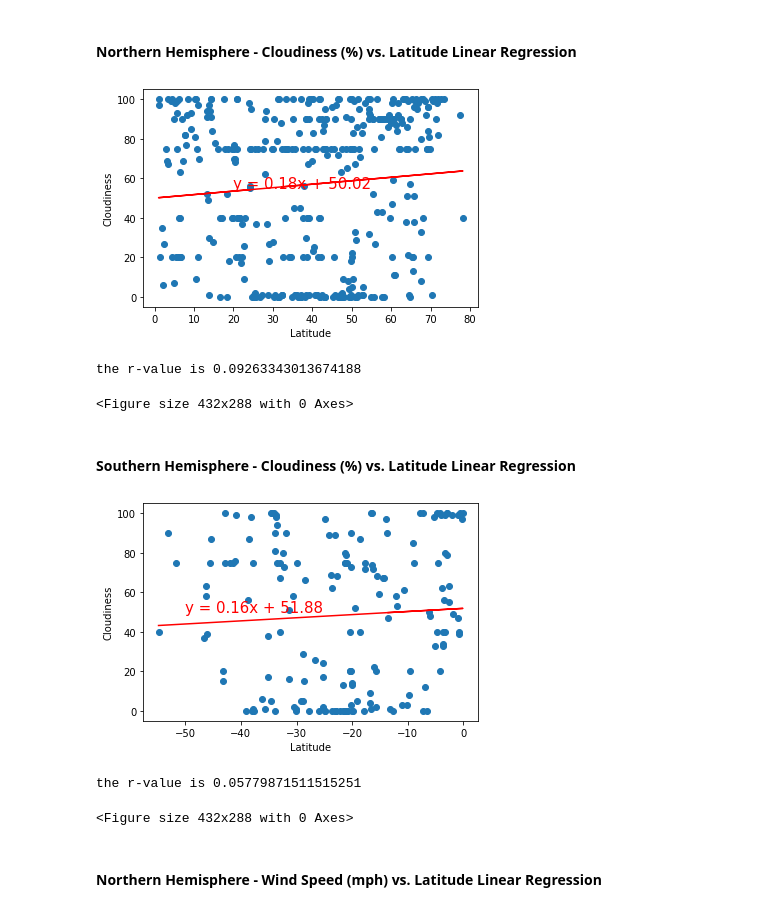
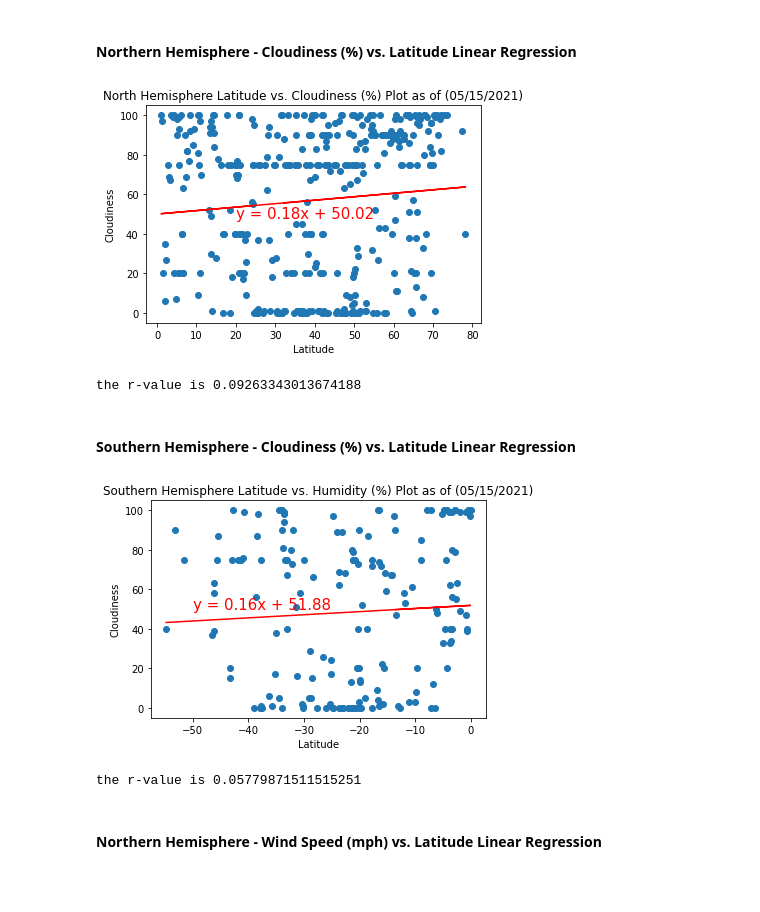
Before and after one commit to adriana-icasiano/python-api-challenge, a Jupyter notebook: WeatherPy/WeatherPy.ipynb, the cells around one changed output. Drawn from its saved outputs; the diff is of its cells as text; code cells hidden in the pictures; blank space fills up the shorter version.

```diff
--- a/WeatherPy/WeatherPy.ipynb
+++ b/WeatherPy/WeatherPy.ipynb
@@ -358,43 +374,61 @@ the r-value is 0.15230049580467309
 # %% [markdown]
 ####  Northern Hemisphere - Cloudiness (%) vs. Latitude Linear Regression
 # %%
+# Set x and y values
 x_values = n_hem
 y_values = n_hem_cloud
+
+# Calculate regression analysis
 (slope, intercept, rvalue, pvalue, stderr) = linregress(x_values, y_values)
 regress_values = x_values * slope + intercept
 line_eq = "y = " + str(round(slope,2)) + "x + " + str(round(intercept,2))
+
+# Generate scatter plot
 plt.scatter(x_values,y_values)
 plt.plot(x_values,regress_values,"r-")
-plt.annotate(line_eq,(20,55),fontsize=15,color="red")
+plt.annotate(line_eq,(20,48),fontsize=15,color="red")
+
+# Create title and labels
+plt.title(f"North Hemisphere Latitude vs. Cloudiness (%) Plot as of ({today})")
 plt.xlabel('Latitude')
 plt.ylabel('Cloudiness')
+
+# Save as PNG
+plt.savefig('Lat vs Cloudiness (%) N.Hem.png')
 plt.show()
 print(f"the r-value is {rvalue}")
-plt.savefig('Lat vs Cloudiness N.Hem.png')
 # %% [output]
-[figure, old version]
+[figure, new version]
 the r-value is 0.09263343013674188
-<Figure size 432x288 with 0 Axes>
 # %% [markdown]
 ####  Southern Hemisphere - Cloudiness (%) vs. Latitude Linear Regression
 # %%
+# Set x and y values
 x_values = s_hem
 y_values = s_hem_cloud
+
+# Calculate regression analysis
 (slope, intercept, rvalue, pvalue, stderr) = linregress(x_values, y_values)
 regress_values = x_values * slope + intercept
 line_eq = "y = " + str(round(slope,2)) + "x + " + str(round(intercept,2))
+
+# Generate scatter plot
 plt.scatter(x_values,y_values)
 plt.plot(x_values,regress_values,"r-")
 plt.annotate(line_eq,(-50,50),fontsize=15,color="red")
+
+# Create title and labels
+plt.title(f"Southern Hemisphere Latitude vs. Humidity (%) Plot as of ({today})")
 plt.xlabel('Latitude')
 plt.ylabel('Cloudiness')
+
+# Save as PNG
+plt.savefig('Lat vs Cloudiness S.Hem.png')
 plt.show()
 print(f"the r-value is {rvalue}")
-plt.savefig('Lat vs Cloudiness S.Hem.png')
 # %% [output]
-[figure, old version]
+[figure, new version]
 the r-value is 0.05779871511515251
-<Figure size 432x288 with 0 Axes>
 # %% [markdown]
 ####  Northern Hemisphere - Wind Speed (mph) vs. Latitude Linear Regression
 # %%
```
Also changed, not shown: parts of 14 cells of this notebook, 25 other files.
